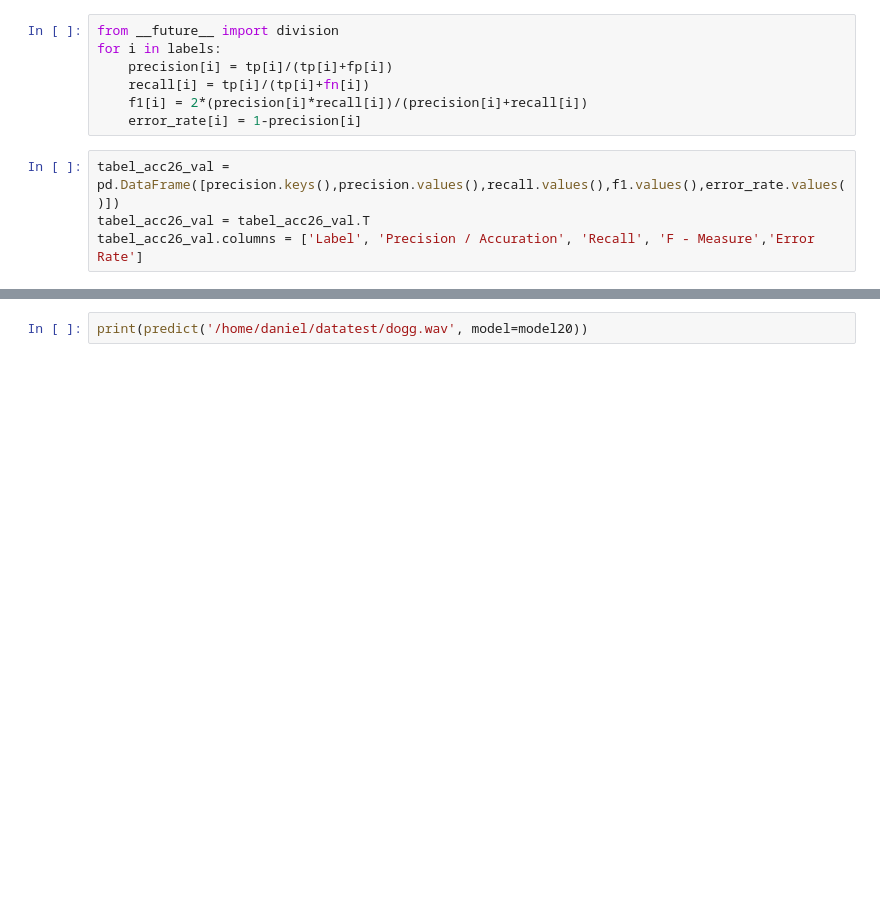
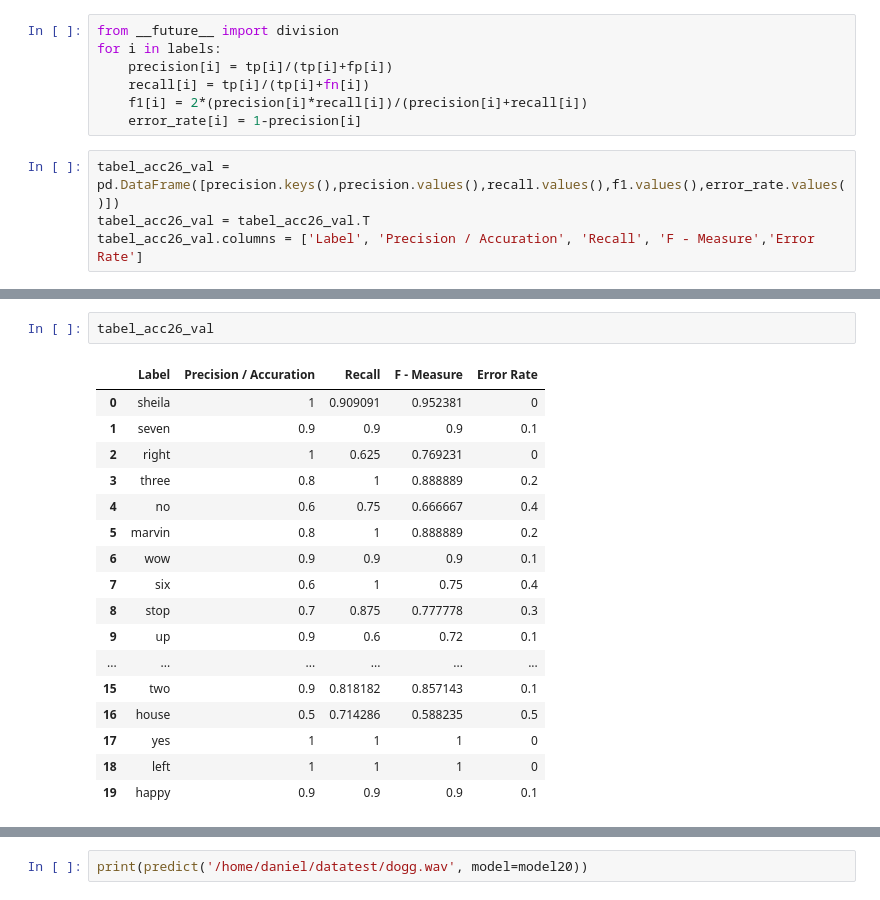
Before and after one commit to iss14036/Single-Word-Recognition-with-CNN, a Jupyter notebook: CNN_DEFAULT.ipynb, the cells around one changed output, grey strips where cells are left out. Cells and saved outputs as stored; diff of their text form; blank space fills up the shorter version.

```diff
--- a/CNN_DEFAULT.ipynb
+++ b/CNN_DEFAULT.ipynb
@@ -1209,0 +1293,20 @@ tabel_acc26_val
+# %%
+tabel_acc26_val
+# %% [output]
+|  | Label | Precision / Accuration | Recall | F - Measure | Error Rate |
+| 0 | sheila | 1 | 0.909091 | 0.952381 | 0 |
+| 1 | seven | 0.9 | 0.9 | 0.9 | 0.1 |
+| 2 | right | 1 | 0.625 | 0.769231 | 0 |
+| 3 | three | 0.8 | 1 | 0.888889 | 0.2 |
+| 4 | no | 0.6 | 0.75 | 0.666667 | 0.4 |
+| 5 | marvin | 0.8 | 1 | 0.888889 | 0.2 |
+| 6 | wow | 0.9 | 0.9 | 0.9 | 0.1 |
+| 7 | six | 0.6 | 1 | 0.75 | 0.4 |
+| 8 | stop | 0.7 | 0.875 | 0.777778 | 0.3 |
+| 9 | up | 0.9 | 0.6 | 0.72 | 0.1 |
+| ... | ... | ... | ... | ... | ... |
+| 15 | two | 0.9 | 0.818182 | 0.857143 | 0.1 |
+| 16 | house | 0.5 | 0.714286 | 0.588235 | 0.5 |
+| 17 | yes | 1 | 1 | 1 | 0 |
+| 18 | left | 1 | 1 | 1 | 0 |
+| 19 | happy | 0.9 | 0.9 | 0.9 | 0.1 |
```
Also changed, not shown: parts of 14 cells of this notebook.
